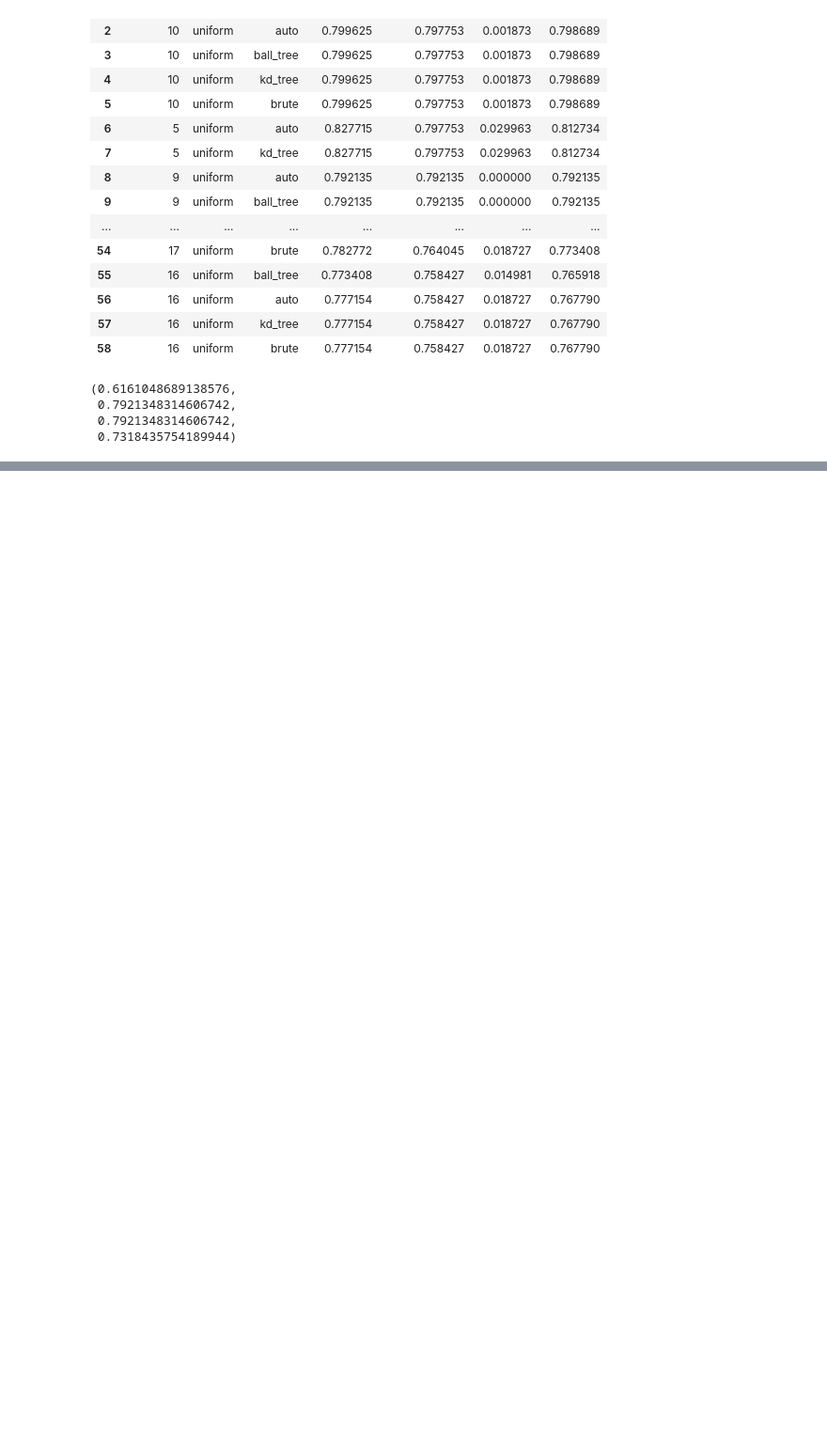
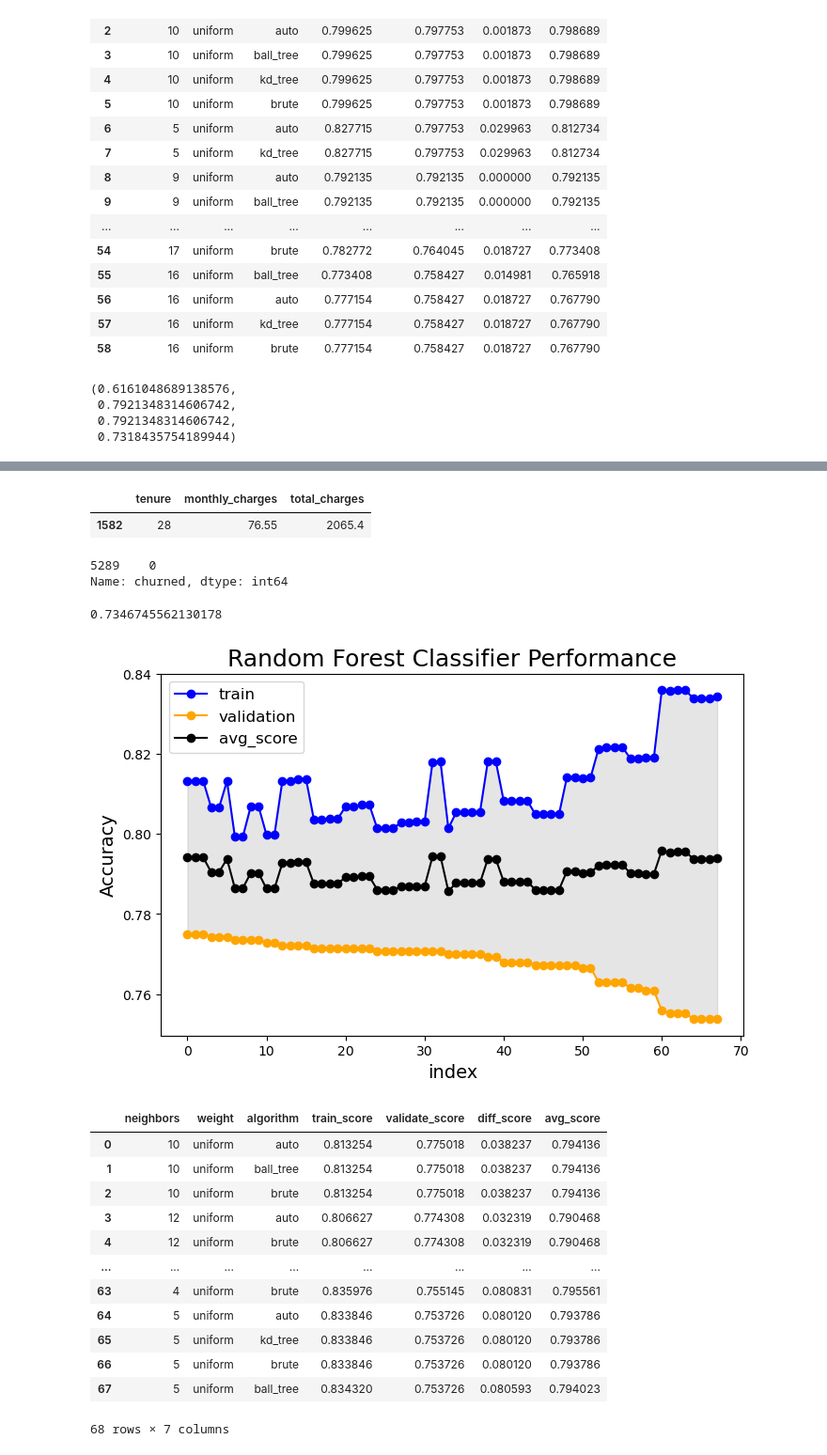
Before and after one commit to tkephart96/classification-exercises, a Jupyter notebook: knn_model.ipynb, the cells around one changed output, grey strips where cells are left out. Shown at 94% size. Cells and saved outputs as stored; diff of their text form; code cells hidden in the pictures; blank space fills up the shorter version.

```diff
--- a/knn_model.ipynb
+++ b/knn_model.ipynb
@@ -370,0 +391,75 @@ baseline,k_test.score(Xtr,ytr),k_test.score(Xv,yv),k_test.score(Xt,yt)
+# %%
+features1 = ['senior_citizen','tenure', 'monthly_charges', 'total_charges',
+            'Female', 'partnered', 'has_dependents', 'has_phone_service',
+            'does_paperless_billing', 'multiple_lines_No phone service',
+            'multiple_lines_Yes', 'online_security_No internet service',
+            'online_security_Yes', 'online_backup_No internet service',
+            'online_backup_Yes', 'device_protection_No internet service',
+            'device_protection_Yes', 'tech_support_No internet service',
+            'tech_support_Yes', 'streaming_tv_No internet service',
+            'streaming_tv_Yes', 'streaming_movies_No internet service',
+            'streaming_movies_Yes', 'contract_type_One year',
+            'contract_type_Two year', 'internet_service_type_Fiber optic',
+            'internet_service_type_None', 'payment_type_Credit card (automatic)',
+            'payment_type_Electronic check', 'payment_type_Mailed check'
+            ]
+
+features2 = ['tenure', 'monthly_charges', 'total_charges',
+            'does_paperless_billing',
+            'tech_support_Yes', 'contract_type_One year',
+            'contract_type_Two year', 'internet_service_type_Fiber optic',
+            'payment_type_Electronic check'
+            ]
+
+features3 = ['tenure', 'monthly_charges', 'total_charges'
+            ]
+# %%
+Xtr1 = tr[features1]
+Xv1 = v[features1]
+Xt1 = t[features1]
+Xtr2 = tr[features2]
+Xv2 = v[features2]
+Xt2 = t[features2]
+Xtr3 = tr[features3]
+Xv3 = v[features3]
+Xt3 = t[features3]
+ytr = tr.churned
+yv = v.churned
+yt = t.churned
+# %%
+Xtr.sample()
+# %% [output]
+|  | tenure | monthly_charges | total_charges |
+| 1582 | 28 | 76.55 | 2065.4 |
+# %%
+
+ytr.sample()
+# %% [output]
+5289    0
+Name: churned, dtype: int64
+# %%
+baseline = (ytr==0).mean()
+baseline
+# %% [output]
+0.7346745562130178
+# %%
+df1 = knn_scores(Xtr1,ytr,Xv1,yv)
+df2 = knn_scores(Xtr2,ytr,Xv2,yv)
+df3 = knn_scores(Xtr3,ytr,Xv3,yv)
+# %%
+score_plot(df1,0.1,'validate_score')
+# %% [output]
+[figure, added]
+|  | neighbors | weight | algorithm | train_score | validate_score | diff_score | avg_score |
+| 0 | 10 | uniform | auto | 0.813254 | 0.775018 | 0.038237 | 0.794136 |
+| 1 | 10 | uniform | ball_tree | 0.813254 | 0.775018 | 0.038237 | 0.794136 |
+| 2 | 10 | uniform | brute | 0.813254 | 0.775018 | 0.038237 | 0.794136 |
+| 3 | 12 | uniform | auto | 0.806627 | 0.774308 | 0.032319 | 0.790468 |
+| 4 | 12 | uniform | brute | 0.806627 | 0.774308 | 0.032319 | 0.790468 |
+| ... | ... | ... | ... | ... | ... | ... | ... |
+| 63 | 4 | uniform | brute | 0.835976 | 0.755145 | 0.080831 | 0.795561 |
+| 64 | 5 | uniform | auto | 0.833846 | 0.753726 | 0.080120 | 0.793786 |
+| 65 | 5 | uniform | kd_tree | 0.833846 | 0.753726 | 0.080120 | 0.793786 |
+| 66 | 5 | uniform | brute | 0.833846 | 0.753726 | 0.080120 | 0.793786 |
+| 67 | 5 | uniform | ball_tree | 0.834320 | 0.753726 | 0.080593 | 0.794023 |
+68 rows × 7 columns
```
Also changed, not shown: parts of 9 cells of this notebook.
